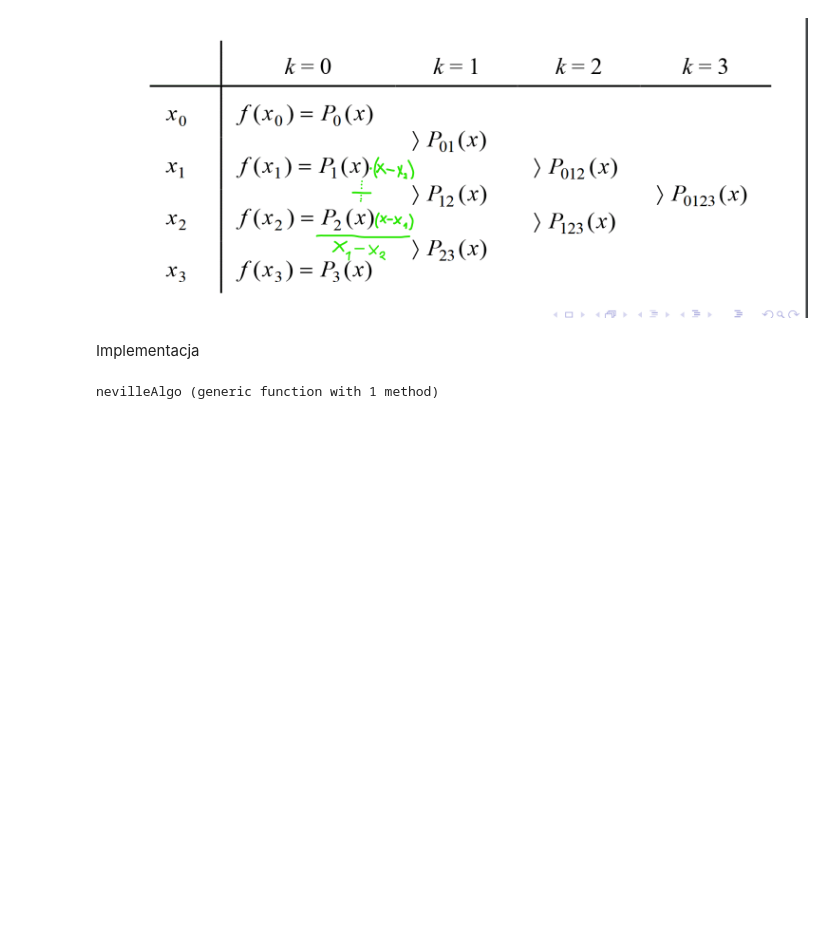
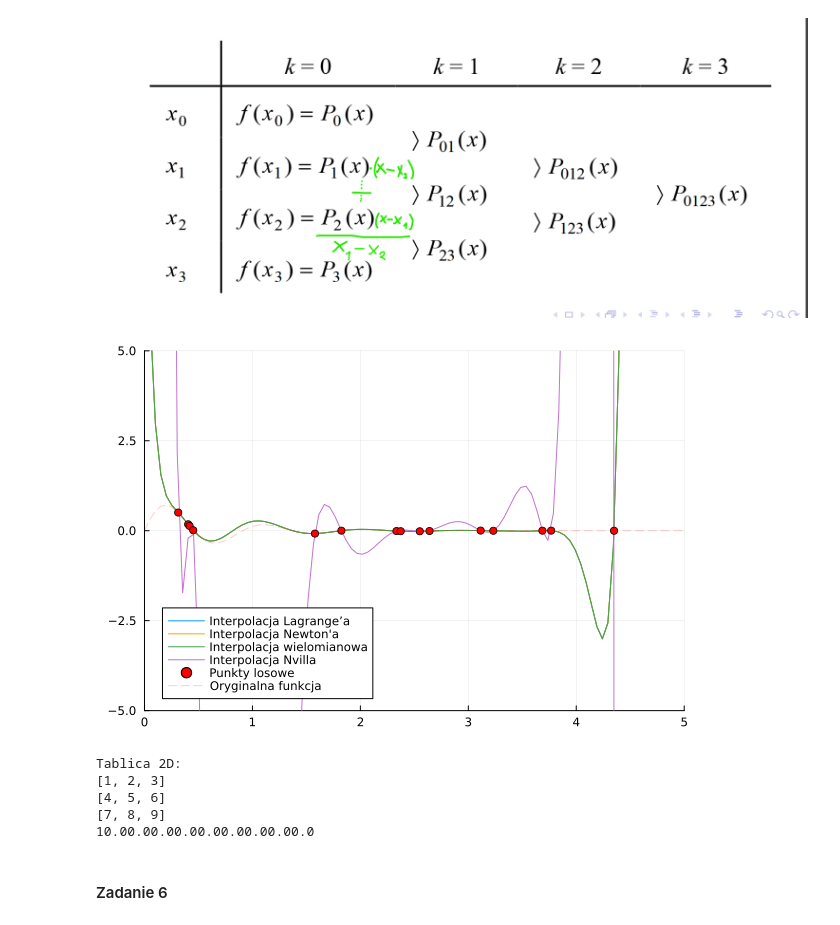
Before and after one commit to Jakub-Woszczek/mownit, a Jupyter notebook: lab4/lab4Sol.ipynb, the cells around one changed output. Drawn from its saved outputs; the diff is of its cells as text; code cells hidden in the pictures; blank space fills up the shorter version.

Commit message:
Zad do 6 done (nvill średnio działa)

```diff
--- a/lab4/lab4Sol.ipynb
+++ b/lab4/lab4Sol.ipynb
@@ -295,28 +146,40 @@ plot!(x_test_vals, y_test_lagrange_avg;
 #### Zadanie 5
 # %% [markdown]
 ![image.png](attachment:image.png)
-# %% [markdown]
-Implementacja
-# %%
-function nevilleAlgo(sample_x,sample_y,x)
-    # Przygotowanie
-    n = length(sample_y)
-    pyramid = [0.0 for _ in 1:n, _ in 1:n]
-
-    for i in 1:n
-        pyramid[1,i] = sample_y[i]
-    end
-
-    for row in 2:n
-        for col in 1:(n-row+1)
-            xi = sample_x[col]
-            xj = sample_x[col+row-1]
-            numerator = (pyramid[row-1,col]*(x-xj) + pyramid[row-1,col+1]*(x-xi))
-            denominator = xi - xj
-            pyramid[row,col] = numerator / denominator
-        end
-    end
-    return pyramid[n,1]
-end
-# %% [output]
-nevilleAlgo (generic function with 1 method)
+# %%
+y_vals_nville = [nevilleAlgo(x_samples,y_samples,x) for x in x_vals_universal]
+
+
+plot(x_vals_universal, y_vals_lagrange, label="Interpolacja Lagrange’a",xlims=(0,5),ylims=(-5,5))
+plot!(x_vals_universal, y_vals_newton, label="Interpolacja Newton'a",color=:orange)
+plot!(x_vals_universal, y_vals_polynomials, label="Interpolacja wielomianowa")
+plot!(x_vals_universal, y_vals_nville, label="Interpolacja Nvilla")
+
+scatter!(x_samples, y_samples, label="Punkty losowe", color=:red)
+
+plot!(x_vals_universal, original_function.(x_vals_universal), label="Oryginalna funkcja", color=:red, linestyle=:dash, alpha = 0.2)
+# %% [output]
+[figure, added]
+# %%
+# Tworzymy przykładową tablicę 2D (macierz)
+matrix = [[1 ,2, 3],[ 4, 5, 6], [7, 8, 9]]
+
+# Drukujemy tablicę 2D
+println("Tablica 2D:")
+for row in matrix
+    println(row)
+end
+
+print(matrix[1][1])
+matrix2  = zeros(3,3)
+for el in matrix2
+    print(el)
+end
+# %% [output]
+Tablica 2D:
+[1, 2, 3]
+[4, 5, 6]
+[7, 8, 9]
+10.00.00.00.00.00.00.00.00.0
+# %% [markdown]
+#### Zadanie 6
```
Also changed, not shown: parts of 18 cells of this notebook, 4 other files.
